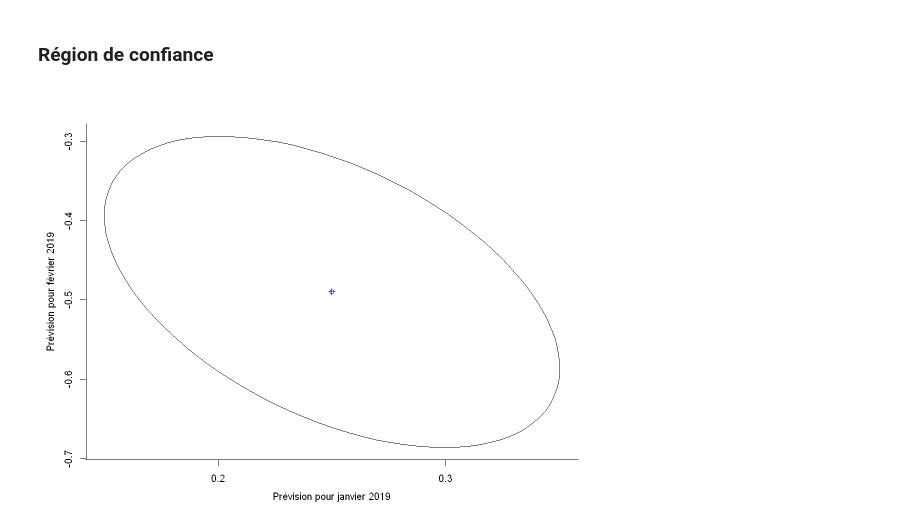
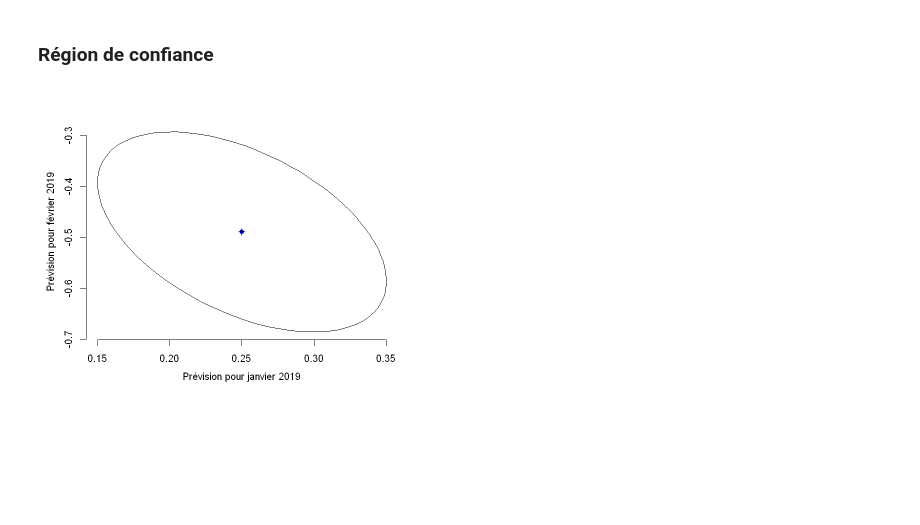
Before and after one commit to kouame1999/Projet_serie-temporelle, a Jupyter notebook: code.ipynb, the cells around one changed output. Drawn from its saved outputs; the diff is of its cells as text; code cells hidden in the pictures; blank space fills up the shorter version.

```diff
--- a/code.ipynb
+++ b/code.ipynb
@@ -6,12 +6,12 @@ figsize <- function(width, heigth) {
 }
 # %%
 data <- read.csv("data.csv")
-serie_complete <- ts(
+serie <- ts(
     data$Valeur,
     start = c(1990, 1),
     frequency = 12
     )
-serie_complete
+serie
 # %% [output]
 A Time Series: 33 × 12
 |  | Jan | Feb | Mar | Apr | May | Jun | Jul | Aug | Sep | Oct | Nov | ... |
@@ -430,17 +433,18 @@ A Time Series: 1 × 2
 # %%
 region <- ellipse::ellipse(omega, centre = predictions, level = .95)
 
+figsize(7, 5)
 par(mar = c(4, 4, 3, 5))
 
 plot(region, type = "l", axes = F, xlab = "", ylab = "")
 par(new = T)
-plot(predictions[1], predictions[2], axes = F, xlab = "", ylab = "")
+plot(predictions[1], predictions[2], axes = F, xlab = "", ylab = "", col = "blue", pch = 16)
 par(new = T)
-plot(0.25, -0.49, axes = F, xlab = "", ylab = "", col = "blue", pch = 3)
+plot(0.25, -0.49, axes = F, xlab = "", ylab = "", col = "black", pch = 3)
 
-axis(1, ylim = c(-1, 1), at = seq(-1, 1, by = .1))
+axis(1, ylim = c(.15, .35), at = seq(.15, .35, by = .05))
 mtext("Prévision pour janvier 2019", side = 1, line = 2.5)
-axis(2, ylim = c(-1, 1), at = seq(-1, 1, by = .1))
+axis(2, ylim = c(-.7, -.3), at = seq(-.7, -.3, by = .1))
 mtext("Prévision pour février 2019", side = 2, line = 2.5)
 # %% [output]
-[figure, old version]
+[figure, new version]
```
Also changed, not shown: parts of 2 cells of this notebook, 1 other file.
